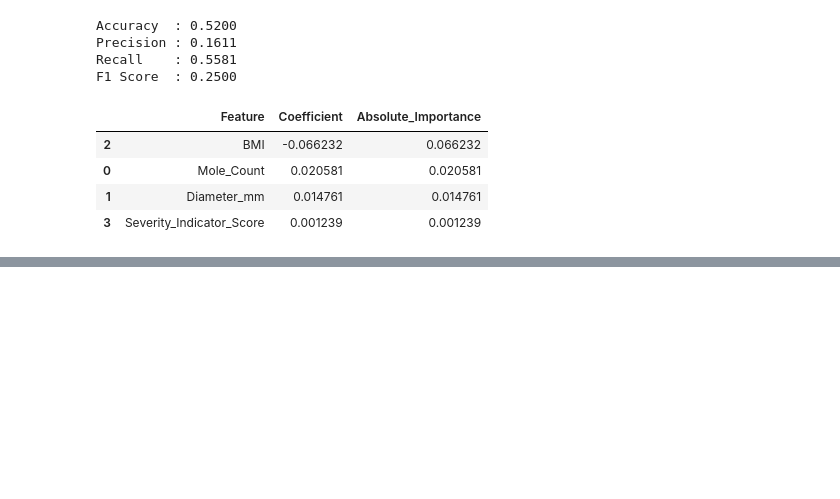
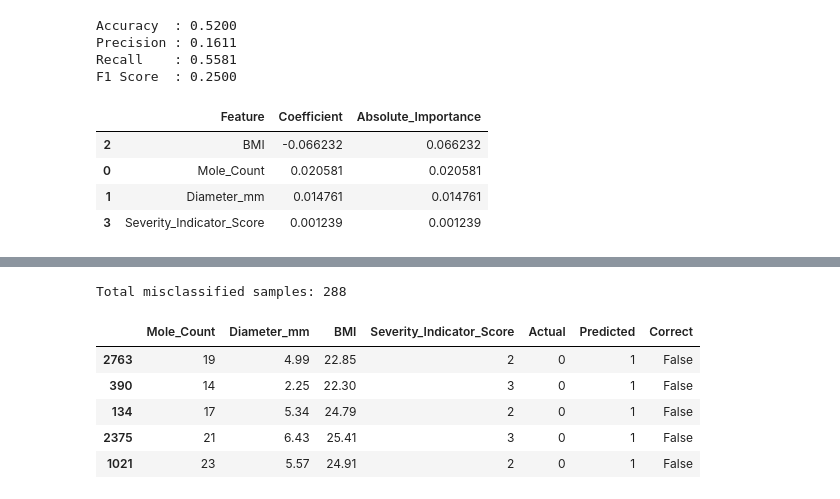
Before and after one commit to rajagowtham0/week-1, a Jupyter notebook: Week1_Day5.ipynb, the cells around one changed output, grey strips where cells are left out. Drawn from its saved outputs; the diff is of its cells as text; code cells hidden in the pictures; blank space fills up the shorter version.

Commit message:
performed analysis on misclassified data

```diff
--- a/Week1_Day5.ipynb
+++ b/Week1_Day5.ipynb
@@ -400,0 +417,20 @@ log_importance
+# %%
+# identifying the misclassified samples
+import pandas as pd
+# Create a comparison dataframe
+error_df = X_test.copy()
+error_df["Actual"] = y_test.values
+error_df["Predicted"] = y_pred
+error_df["Correct"] = error_df["Actual"] == error_df["Predicted"]
+# Separate errors
+misclassified_df = error_df[error_df["Correct"] == False]
+print("Total misclassified samples:", misclassified_df.shape[0])
+misclassified_df.head()
+# %% [output]
+Total misclassified samples: 288
+|  | Mole_Count | Diameter_mm | BMI | Severity_Indicator_Score | Actual | Predicted | Correct |
+| 2763 | 19 | 4.99 | 22.85 | 2 | 0 | 1 | False |
+| 390 | 14 | 2.25 | 22.30 | 3 | 0 | 1 | False |
+| 134 | 17 | 5.34 | 24.79 | 2 | 0 | 1 | False |
+| 2375 | 21 | 6.43 | 25.41 | 3 | 0 | 1 | False |
+| 1021 | 23 | 5.57 | 24.91 | 2 | 0 | 1 | False |
```
Also changed, not shown: parts of 4 cells of this notebook.
